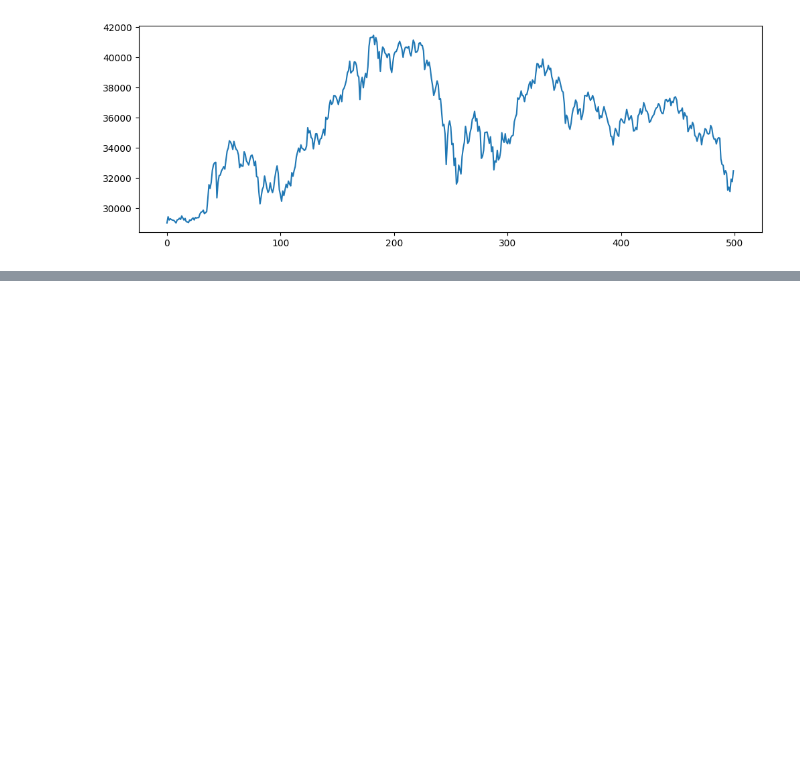
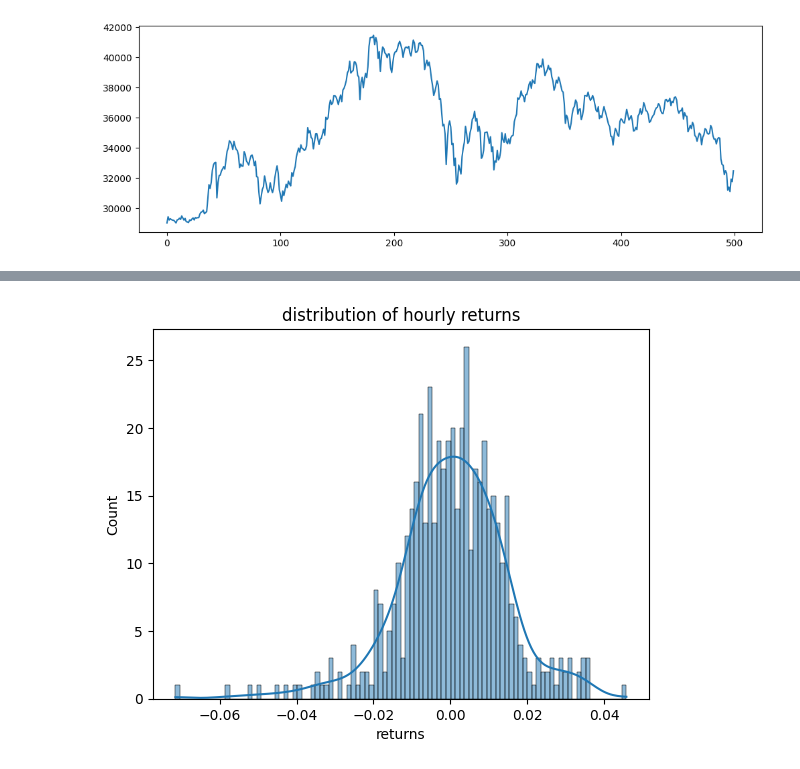
Before and after one commit to ninascheiter/crypto-ml-trading, a Jupyter notebook: notebooks/eda.ipynb, the cells around one changed output, grey strips where cells are left out. Drawn from its saved outputs; the diff is of its cells as text; code cells hidden in the pictures; blank space fills up the shorter version.

```diff
--- a/notebooks/eda.ipynb
+++ b/notebooks/eda.ipynb
@@ -30,0 +44,8 @@ plt.show()
+# %%
+# show hight/low volatilityy
+df["returns"] = df["close"].pct_change()
+sns.histplot(df["returns"].dropna(), bins=100, kde=True)
+plt.title("distribution of hourly returns")
+plt.show()
+# %% [output]
+[figure, added]
```
Also changed, not shown: parts of 10 cells of this notebook, 3 other files.
